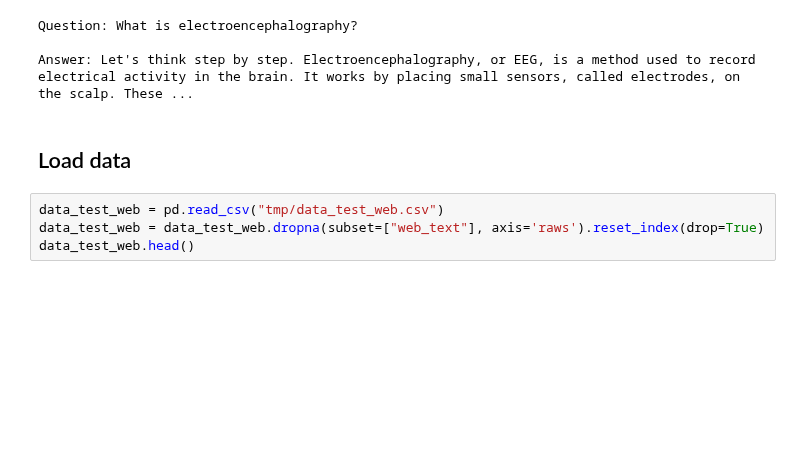
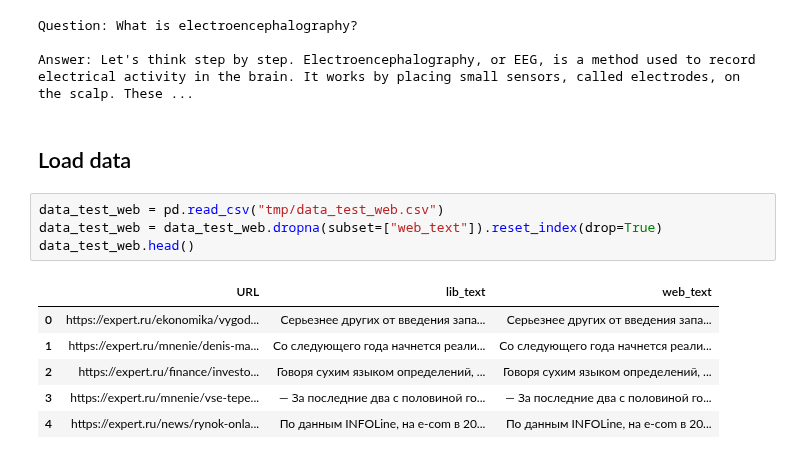
Before and after one commit to rvegrc/llm_news, a Jupyter notebook: LLM_news/llm_news.ipynb, the cells around one changed output. Drawn from its saved outputs; the diff is of its cells as text; blank space fills up the shorter version.

```diff
--- a/LLM_news/llm_news.ipynb
+++ b/LLM_news/llm_news.ipynb
@@ -128,5 +131,12 @@ Answer: Let's think step by step. Electroencephalography, or EEG, is a method us
 ## Load data
 # %%
 data_test_web = pd.read_csv("tmp/data_test_web.csv")
-data_test_web = data_test_web.dropna(subset=["web_text"], axis='raws').reset_index(drop=True)
+data_test_web = data_test_web.dropna(subset=["web_text"]).reset_index(drop=True)
 data_test_web.head()
+# %% [output]
+|  | URL | lib_text | web_text |
+| 0 | https://expert.ru/ekonomika/vygod... | Серьезнее других от введения запа... | Серьезнее других от введения запа... |
+| 1 | https://expert.ru/mnenie/denis-ma... | Со следующего года начнется реали... | Со следующего года начнется реали... |
+| 2 | https://expert.ru/finance/investo... | Говоря сухим языком определений, ... | Говоря сухим языком определений, ... |
+| 3 | https://expert.ru/mnenie/vse-tepe... | — За последние два с половиной го... | — За последние два с половиной го... |
+| 4 | https://expert.ru/news/rynok-onla... | По данным INFOLine, на e-com в 20... | По данным INFOLine, на e-com в 20... |
```
Also changed, not shown: parts of 7 cells of this notebook, 1 other file.
